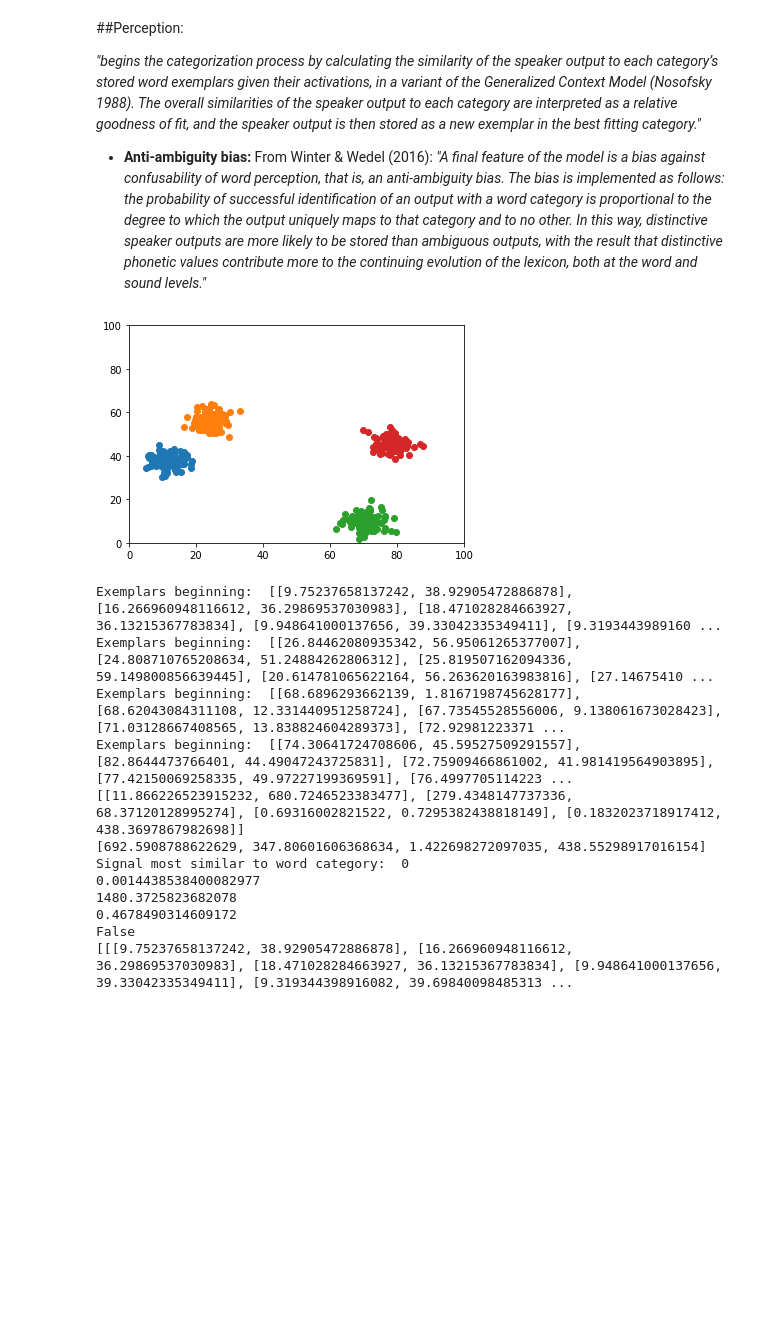
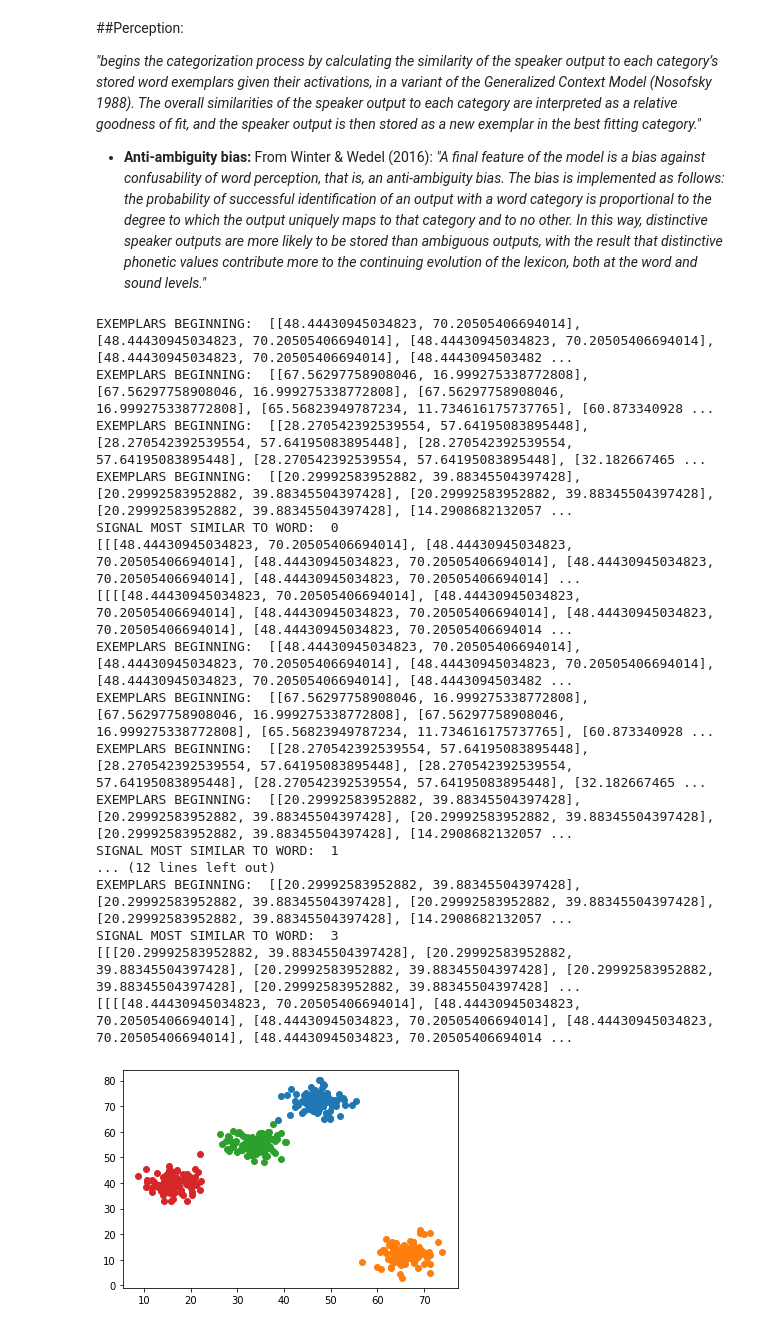
Before and after one commit to marieke-woensdregt/CulturalEvolutionCollateralSignals-2021, a Jupyter notebook: Model_Winter_&_Wedel_(2016).ipynb, the cells around one changed output. Saved outputs shown, nothing was run; the diff lists cells and outputs as text; code cells hidden in the pictures; blank space fills up the shorter version.

```diff
--- a/Model_Winter_&_Wedel_(2016).ipynb
+++ b/Model_Winter_&_Wedel_(2016).ipynb
@@ -282,7 +295,18 @@ _"begins the categorization process by calculating the similarity of the speaker
 
 - **Anti-ambiguity bias:** From Winter & Wedel (2016): _"A final feature of the model is a bias against confusability of word perception, that is, an anti-ambiguity bias. The bias is implemented as follows: the probability of successful identification of an output with a word category is proportional to the degree to which the output uniquely maps to that category and to no other. In this way, distinctive speaker outputs are more likely to be stored than ambiguous outputs, with the result that distinctive phonetic values contribute more to the continuing evolution of the lexicon, both at the word and sound levels."_
 # %%
-class Perception(Agent):
+class Perception():
+
+  def __init__(self, lexicon, com_words, meta_com_words, n_words, n_dimensions, n_exemplars = 100, n_continuers=0, anti_ambiguity_bias=True):
+
+      self.lexicon = lexicon
+      self.com_words = com_words
+      self.meta_com_words = meta_com_words
+      self.n_words = n_words
+      self.n_dimensions = n_dimensions
+      self.n_exemplars = n_exemplars
+      self.n_continuers = n_continuers
+      self.anti_ambiguity_bias = anti_ambiguity_bias
 
   def similarity(self, signal, k=0.2):
 
@@ -292,12 +316,12 @@ class Perception(Agent):
     for word_index in range(self.n_words):
 
       # Only store exemplars until position 100
-      self.exemplars = self.lexicon[word_index][0][:101]
+      exemplars = self.lexicon[word_index][0][:101]
 
-      print("Exemplars beginning: ", self.exemplars)
+      print("EXEMPLARS BEGINNING: ", exemplars)
       activation_exemplars = []
       j = 1
-      for exemplar in self.exemplars:
+      for exemplar in exemplars:
         # activation = math.exp(0.2*j)
         activation = 1/(0.2*j)
         activation_exemplars.append(activation)
@@ -313,7 +337,7 @@ class Perception(Agent):
         index = 0
         sum = 0
         sum2 = 0
-        for exemplar in self.lexicon[word_index][0]:
+        for exemplar in self.lexicon[word_index][0][:101]:
           sum += exemplar[dimension] * total_activations[word_index][index] * math.exp(-k * abs(signal[dimension]-exemplar[dimension]))
           sum2 += total_activations[word_index][index] * math.exp(-k * abs(signal[dimension]-exemplar[dimension]))
           index += 1
@@ -326,21 +350,21 @@ class Perception(Agent):
       for word_cat in similarities:
         sum = np.sum(word_cat)
         total_similarities.append(sum)
-    print(similarities)
-    print(total_similarities)
+    # print(similarities)
+    # print(total_similarities)
 
     max_similarity = max(total_similarities)
     index_max_sim = total_similarities.index(max_similarity)
-    print("Signal most similar to word category: ", index_max_sim)
+    print("SIGNAL MOST SIMILAR TO WORD: ", index_max_sim)
 
-    return self.add_anti_ambiguity_bias(index_max_sim, total_similarities, signal)
+    return index_max_sim, total_similarities
 
   def add_anti_ambiguity_bias(self, index_max_sim, total_similarities, signal):
 
-    print(1/total_similarities[index_max_sim])
-    print(sum(total_similarities))
+    # print(1/total_similarities[index_max_sim])
+    # print(sum(total_similarities))
     probability_storage = (total_similarities[index_max_sim])/sum(total_similarities)
-    print(probability_storage)
+    # print(probability_storage)
 
     store = random.choices([True, False], weights = [probability_storage, 1-probability_storage], k = 1)
 
@@ -350,19 +374,31 @@ class Perception(Agent):
     print(self.lexicon[index_max_sim])
 
     return self.lexicon
-# %%
-test = Perception(4, 2).similarity([30, 40])
-# %% [output]
-[figure, removed]
-Exemplars beginning:  [[9.75237658137242, 38.92905472886878], [16.266960948116612, 36.29869537030983], [18.471028284663927, 36.13215367783834], [9.948641000137656, 39.33042335349411], [9.3193443989160 ...
-Exemplars beginning:  [[26.84462080935342, 56.95061265377007], [24.808710765208634, 51.24884262806312], [25.819507162094336, 59.149800856639445], [20.614781065622164, 56.263620163983816], [27.14675410 ...
-Exemplars beginning:  [[68.6896293662139, 1.8167198745628177], [68.62043084311108, 12.331440951258724], [67.73545528556006, 9.138061673028423], [71.03128667408565, 13.838824604289373], [72.92981223371 ...
-Exemplars beginning:  [[74.30641724708606, 45.59527509291557], [82.8644473766401, 44.49047243725831], [72.75909466861002, 41.981419564903895], [77.42150069258335, 49.97227199369591], [76.4997705114223 ...
-[[11.866226523915232, 680.7246523383477], [279.4348147737336, 68.37120128995274], [0.69316002821522, 0.7295382438818149], [0.1832023718917412, 438.3697867982698]]
-[692.5908788622629, 347.80601606368634, 1.422698272097035, 438.55298917016154]
-Signal most similar to word category:  0
-0.0014438538400082977
-1480.3725823682078
-0.4678490314609172
-False
-[[[9.75237658137242, 38.92905472886878], [16.266960948116612, 36.29869537030983], [18.471028284663927, 36.13215367783834], [9.948641000137656, 39.33042335349411], [9.319344398916082, 39.69840098485313 ...
+# %%
+for signal in target_exemplars:
+  index_max_sim, total_similarities = Perception(lexicon, com_words, meta_com_words, 4, 2).similarity(signal)
+  lexicon = Perception(lexicon, com_words, meta_com_words, 4, 2).add_anti_ambiguity_bias(index_max_sim, total_similarities, signal)
+  print(lexicon)
+
+for word_index in range(4):
+  exemplars = lexicon[word_index][0]
+  plt.scatter(*zip(*exemplars))
+# %% [output]
+EXEMPLARS BEGINNING:  [[48.44430945034823, 70.20505406694014], [48.44430945034823, 70.20505406694014], [48.44430945034823, 70.20505406694014], [48.44430945034823, 70.20505406694014], [48.4443094503482 ...
+EXEMPLARS BEGINNING:  [[67.56297758908046, 16.999275338772808], [67.56297758908046, 16.999275338772808], [67.56297758908046, 16.999275338772808], [65.56823949787234, 11.734616175737765], [60.873340928 ...
+EXEMPLARS BEGINNING:  [[28.270542392539554, 57.64195083895448], [28.270542392539554, 57.64195083895448], [28.270542392539554, 57.64195083895448], [28.270542392539554, 57.64195083895448], [32.182667465 ...
+EXEMPLARS BEGINNING:  [[20.29992583952882, 39.88345504397428], [20.29992583952882, 39.88345504397428], [20.29992583952882, 39.88345504397428], [20.29992583952882, 39.88345504397428], [14.2908682132057 ...
+SIGNAL MOST SIMILAR TO WORD:  0
+[[[48.44430945034823, 70.20505406694014], [48.44430945034823, 70.20505406694014], [48.44430945034823, 70.20505406694014], [48.44430945034823, 70.20505406694014], [48.44430945034823, 70.20505406694014] ...
+[[[[48.44430945034823, 70.20505406694014], [48.44430945034823, 70.20505406694014], [48.44430945034823, 70.20505406694014], [48.44430945034823, 70.20505406694014], [48.44430945034823, 70.20505406694014 ...
+EXEMPLARS BEGINNING:  [[48.44430945034823, 70.20505406694014], [48.44430945034823, 70.20505406694014], [48.44430945034823, 70.20505406694014], [48.44430945034823, 70.20505406694014], [48.4443094503482 ...
+EXEMPLARS BEGINNING:  [[67.56297758908046, 16.999275338772808], [67.56297758908046, 16.999275338772808], [67.56297758908046, 16.999275338772808], [65.56823949787234, 11.734616175737765], [60.873340928 ...
+EXEMPLARS BEGINNING:  [[28.270542392539554, 57.64195083895448], [28.270542392539554, 57.64195083895448], [28.270542392539554, 57.64195083895448], [28.270542392539554, 57.64195083895448], [32.182667465 ...
+EXEMPLARS BEGINNING:  [[20.29992583952882, 39.88345504397428], [20.29992583952882, 39.88345504397428], [20.29992583952882, 39.88345504397428], [20.29992583952882, 39.88345504397428], [14.2908682132057 ...
+SIGNAL MOST SIMILAR TO WORD:  1
+... (12 lines left out)
+EXEMPLARS BEGINNING:  [[20.29992583952882, 39.88345504397428], [20.29992583952882, 39.88345504397428], [20.29992583952882, 39.88345504397428], [20.29992583952882, 39.88345504397428], [14.2908682132057 ...
+SIGNAL MOST SIMILAR TO WORD:  3
+[[[20.29992583952882, 39.88345504397428], [20.29992583952882, 39.88345504397428], [20.29992583952882, 39.88345504397428], [20.29992583952882, 39.88345504397428], [20.29992583952882, 39.88345504397428] ...
+[[[[48.44430945034823, 70.20505406694014], [48.44430945034823, 70.20505406694014], [48.44430945034823, 70.20505406694014], [48.44430945034823, 70.20505406694014], [48.44430945034823, 70.20505406694014 ...
+[figure, added]
```
Also changed, not shown: parts of 5 cells of this notebook.
